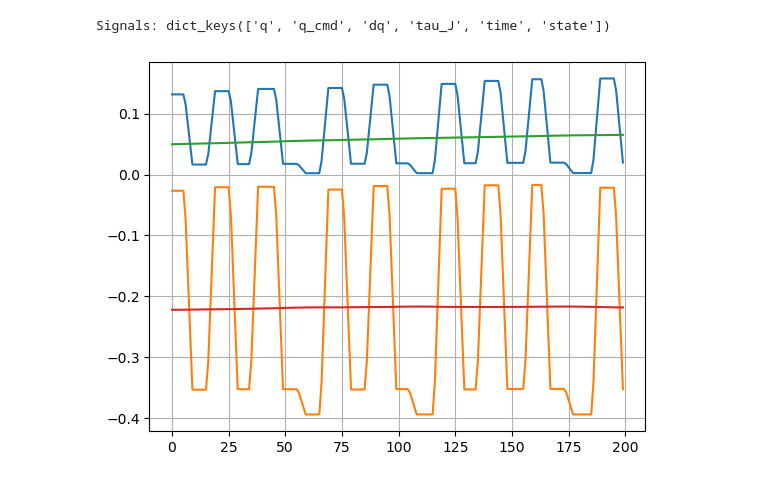
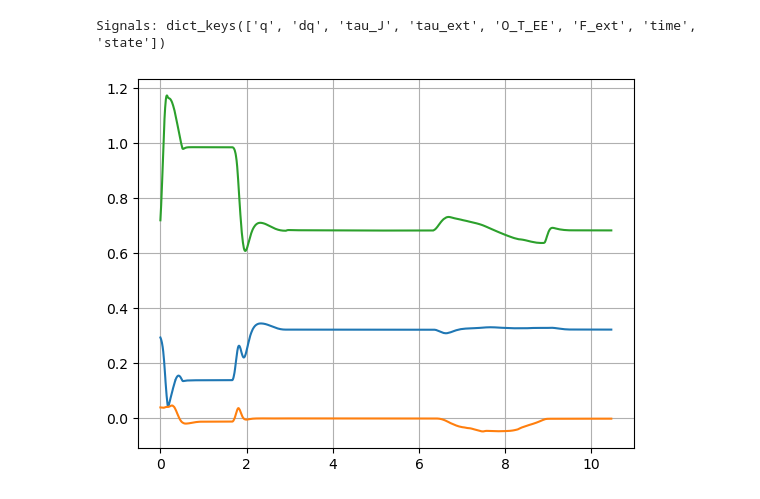
Before and after one commit to AlexanderWegenerRobotics/teleop-simulator, a Jupyter notebook: analysis/notebooks/read_logging.ipynb, the cells around one changed output. Saved outputs shown, nothing was run; the diff lists cells and outputs as text; code cells hidden in the pictures.

```diff
--- a/analysis/notebooks/read_logging.ipynb
+++ b/analysis/notebooks/read_logging.ipynb
@@ -7,17 +7,16 @@ from matplotlib import pyplot as plt
 
 from utils.common import read_csv_logging
 # %%
-data = read_csv_logging("../../log/head_log.csv")
+data = read_csv_logging("../../log/arm_left_log.csv")
 print(f"Signals: {data.keys()}")
 # %% [output]
-Signals: dict_keys(['q', 'q_cmd', 'dq', 'tau_J', 'time', 'state'])
+Signals: dict_keys(['q', 'dq', 'tau_J', 'tau_ext', 'O_T_EE', 'F_ext', 'time', 'state'])
+# %%
+pos = data["O_T_EE"][:,12:15]
 # %%
-start, stop = 10000, 10200
-
-plt.plot(data["q_cmd"][start:stop])
-plt.plot(data["q"][start:stop])
+plt.plot(data["time"], pos)
 plt.grid()
 
 plt.show()
 # %% [output]
-[figure, old version]
+[figure, new version]
```
Also changed, not shown: parts of 3 cells of this notebook, 11 other files.
